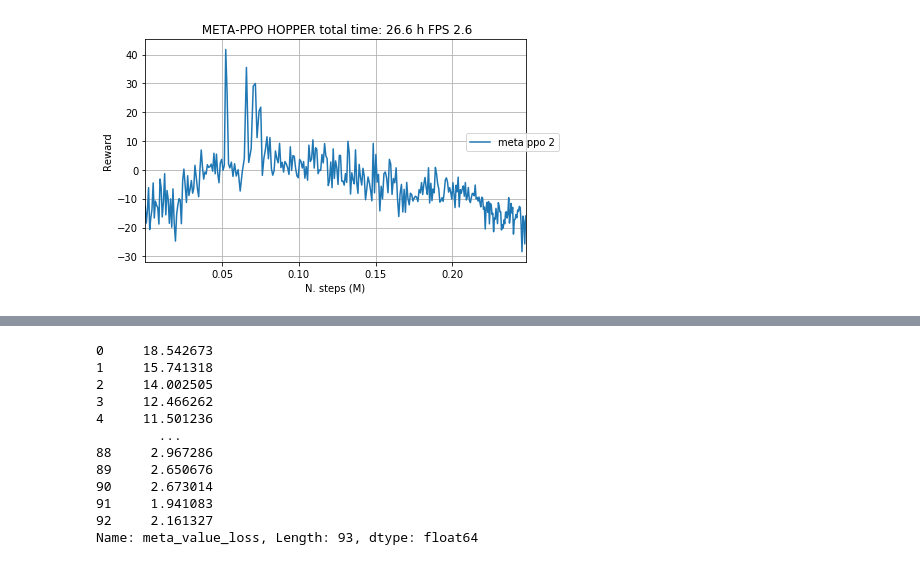
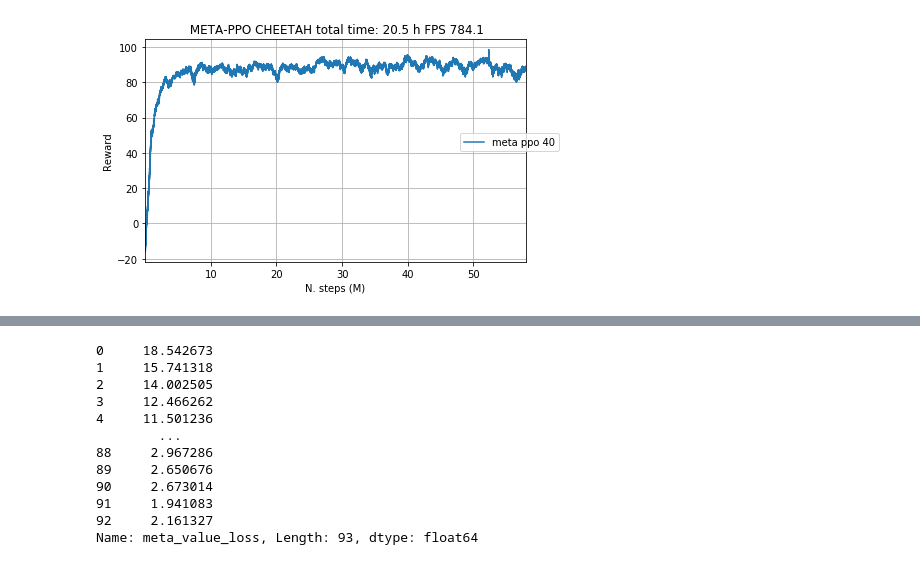
Before and after one commit to gabrielelibardi/meta_gradient_experiment, a Jupyter notebook: monitor.ipynb, the cells around one changed output, grey strips where cells are left out. Cells and saved outputs as stored; diff of their text form; code cells hidden in the pictures.

```diff
--- a/monitor.ipynb
+++ b/monitor.ipynb
@@ -44,12 +44,12 @@ def plot_stuff(my_dir, label):
     total_episodes = df['r'].size
 
     ax = plt.subplot(2, 2, 1)
-    ax.set_title(' {} total time: {:.1f} h FPS {:.1f}'.format('META-PPO HOPPER',total_time/3600, total_steps/total_time))
+    ax.set_title(' {} total time: {:.1f} h FPS {:.1f}'.format('META-PPO CHEETAH',total_time/3600, total_steps/total_time))
     df[['f','r']].rolling(roll).mean().iloc[0:-1:40].plot('f','r',  ax=ax,label=label)
 
     ax.set_xlabel('N. steps (M)')
     ax.set_ylabel('Reward')
-    #plt.xlim((0,1))
+    #plt.xlim((0,5))
     #plt.ylim((0,100))
     ax.grid(True)
     #ax.legend(loc=4, prop={'size': 10})#
@@ -79,9 +103,5 @@ plot_stuff('RUNS/exp_meta_cart_pole_14', 'meta ppo 14')
 # %%
 fig = plt.figure(clear=True, figsize=(15,9))
-plot_stuff('RUNS/exp_meta_cheetah_23', 'meta ppo 2')
-
-#plot_stuff('RUNS/exp_meta_pendulum_1', 'meta ppo 2')
-#plot_stuff('RUNS/exp_meta_ll_1', 'meta ppo 2')
-#plot_stuff('RUNS/exp_meta_hopper_21', 'meta ppo 2')
+plot_stuff('RUNS/exp_meta_cheetah_40', 'meta ppo 40')
 # %% [output]
-[figure, old version]
+[figure, new version]
```
Also changed, not shown: parts of 5 cells of this notebook, 3 other files.
